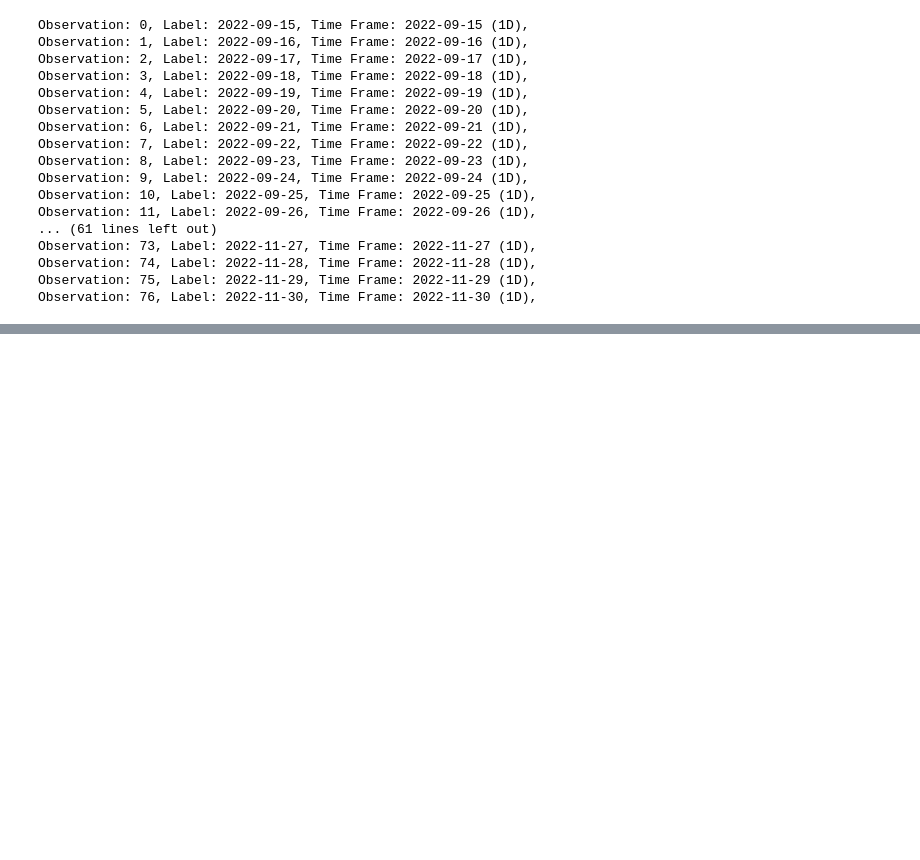
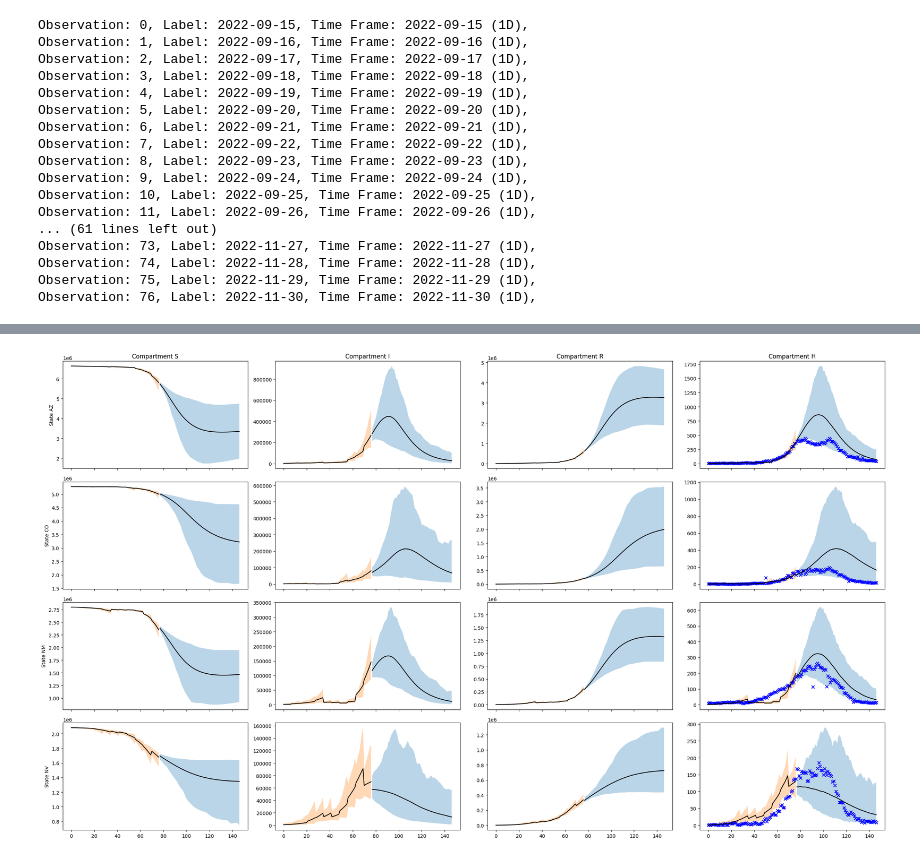
Before and after one commit to NAU-CCL/Epymorph, a Jupyter notebook: pf_vignettes/forecast_comp.ipynb, the cells around one changed output, grey strips where cells are left out. Drawn from its saved outputs; the diff is of its cells as text; code cells hidden in the pictures; blank space fills up the shorter version.

```diff
--- a/pf_vignettes/forecast_comp.ipynb
+++ b/pf_vignettes/forecast_comp.ipynb
@@ -315,0 +394,53 @@ fig.tight_layout()
+# %%
+n = len(states)
+cols = 2
+rows = ceil(n / cols)
+
+a = forecast_simulator_weekly_output.compartments.shape[3]   # = 4
+compartment_labels = ['S','I','R','H']
+
+rows = n                       # one row per state
+cols = a                       # one column per last-axis element
+
+fig, axes = plt.subplots(rows, cols,
+                         figsize=(6*cols, 3.5*rows),
+                         sharex=True)
+
+# ensure axes is 2-D even if n or a = 1
+axes = np.atleast_2d(axes)
+
+for i in range(n):               # loop states
+    for k in range(a):           # loop final-axis components
+        ax = axes[i, k]
+
+        forecast_data = forecast_simulator_weekly_output.compartments[:, :, i, k]
+        pf_data = particle_filter_output_weekly.compartments[:, :, i, k]
+
+        lower_forecast = np.percentile(forecast_data, 2.5, axis=0).squeeze()
+        upper_forecast = np.percentile(forecast_data, 97.5, axis=0).squeeze()
+        mean_forecast  = np.mean(forecast_data, axis=0).squeeze()
+
+        lower_pf = np.percentile(pf_data, 2.5, axis=0).squeeze()
+        upper_pf = np.percentile(pf_data, 97.5, axis=0).squeeze()
+        mean_pf  = np.mean(pf_data, axis=0).squeeze()
+
+        ax.fill_between(sim_date_range, lower_forecast, upper_forecast, alpha=0.3)
+        ax.plot(sim_date_range, mean_forecast, color='black')
+
+        ax.fill_between(data_date_range, lower_pf, upper_pf, alpha=0.3)
+        ax.plot(data_date_range, mean_pf, color='black')
+
+        if(compartment_labels[k] == 'H'):
+            ax.scatter(total_date_range,df_hosp[df_hosp['state'] == states[i]]['total_patients_hospitalized_confirmed_influenza'],color = 'blue',marker = 'x',label = 'real data')
+
+
+        # Titles by row / col for readability
+        if i == 0:
+            ax.set_title(f'Compartment {compartment_labels[k]}')
+        if k == 0:
+            ax.set_ylabel(f'State {states[i]}')
+
+plt.tight_layout()
+plt.show()
+# %% [output]
+[figure, added]
```
Also changed, not shown: parts of 15 cells of this notebook.
